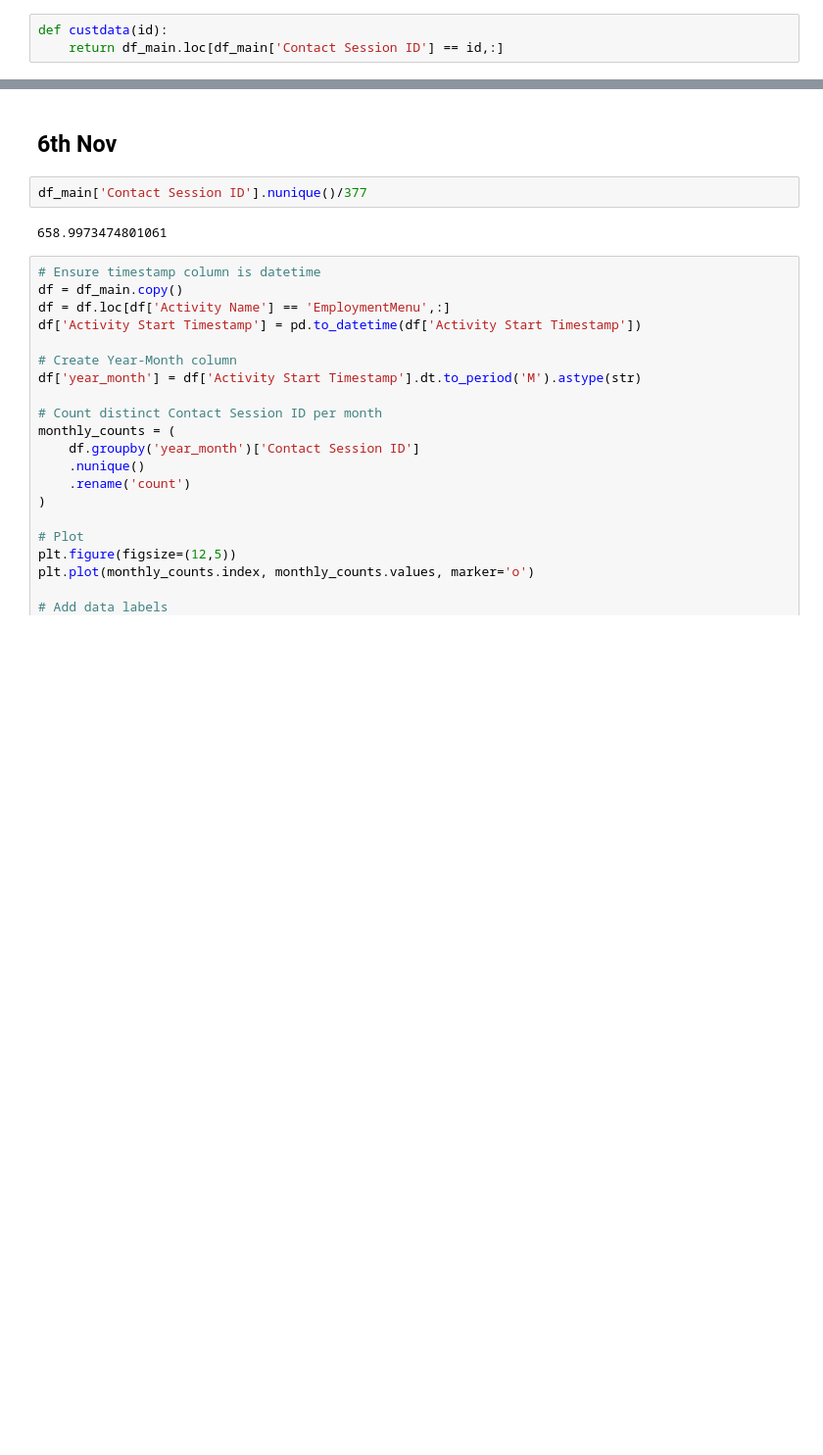
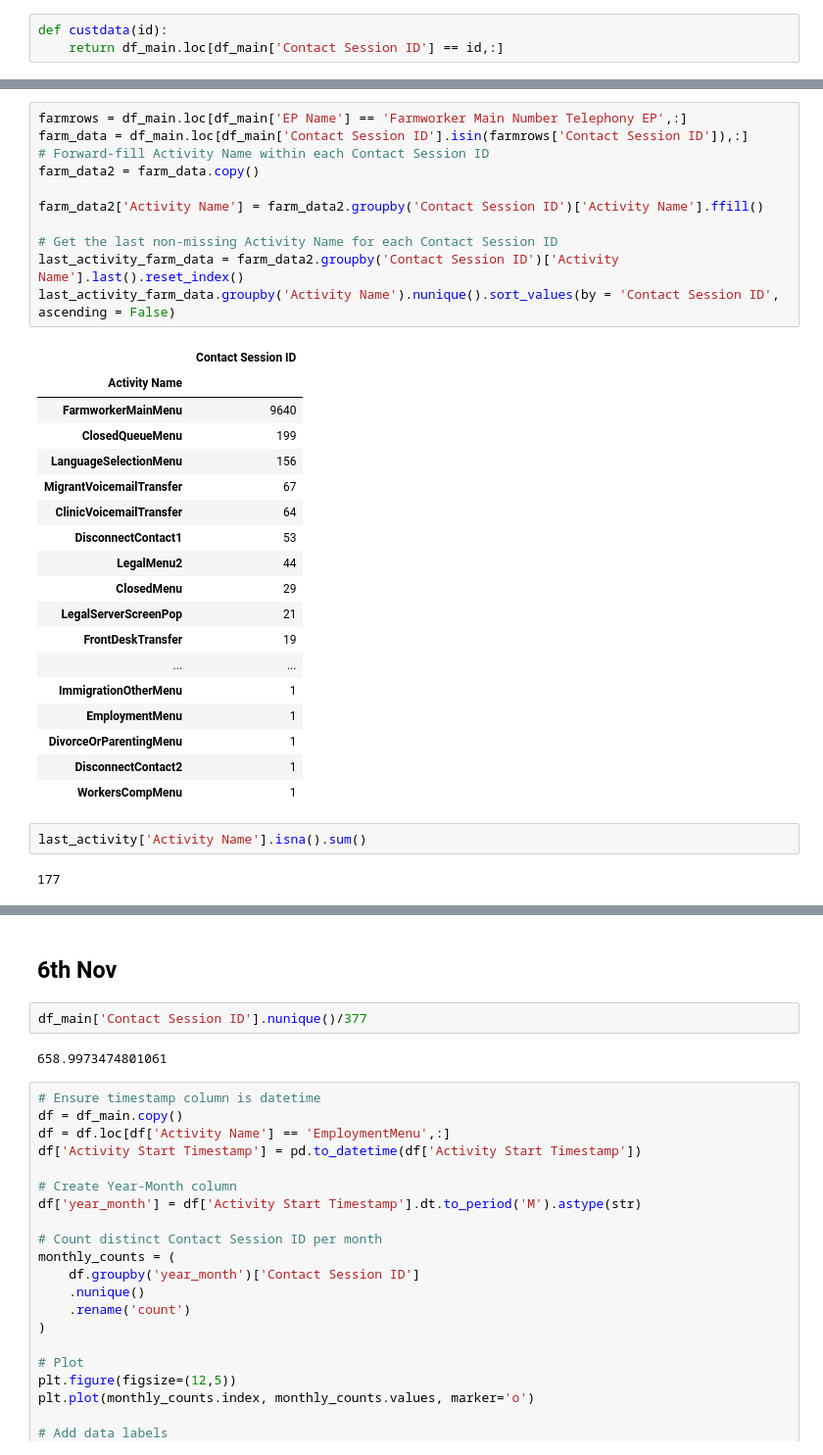
Before and after one commit to arvindkrishna87/STAT390_LegalAid_Fall2025, a Jupyter notebook: Internal work of Teams/Krish/CAR_data_import_code_and_EDA.ipynb, the cells around one changed output, grey strips where cells are left out. Shown at 98% size. Saved outputs shown, nothing was run; the diff lists cells and outputs as text; blank space fills up the shorter version.

```diff
--- a/Internal work of Teams/Krish/CAR_data_import_code_and_EDA.ipynb
+++ b/Internal work of Teams/Krish/CAR_data_import_code_and_EDA.ipynb
@@ -63,0 +129,34 @@ def custdata(id):
+# %%
+farmrows = df_main.loc[df_main['EP Name'] == 'Farmworker Main Number Telephony EP',:]
+farm_data = df_main.loc[df_main['Contact Session ID'].isin(farmrows['Contact Session ID']),:]
+# Forward-fill Activity Name within each Contact Session ID
+farm_data2 = farm_data.copy()
+
+farm_data2['Activity Name'] = farm_data2.groupby('Contact Session ID')['Activity Name'].ffill()
+
+# Get the last non-missing Activity Name for each Contact Session ID
+last_activity_farm_data = farm_data2.groupby('Contact Session ID')['Activity Name'].last().reset_index()
+last_activity_farm_data.groupby('Activity Name').nunique().sort_values(by = 'Contact Session ID', ascending = False)
+# %% [output]
+|  | Contact Session ID |
+| Activity Name |  |
+| FarmworkerMainMenu | 9640 |
+| ClosedQueueMenu | 199 |
+| LanguageSelectionMenu | 156 |
+| MigrantVoicemailTransfer | 67 |
+| ClinicVoicemailTransfer | 64 |
+| DisconnectContact1 | 53 |
+| LegalMenu2 | 44 |
+| ClosedMenu | 29 |
+| LegalServerScreenPop | 21 |
+| FrontDeskTransfer | 19 |
+| ... | ... |
+| ImmigrationOtherMenu | 1 |
+| EmploymentMenu | 1 |
+| DivorceOrParentingMenu | 1 |
+| DisconnectContact2 | 1 |
+| WorkersCompMenu | 1 |
+# %%
+last_activity['Activity Name'].isna().sum()
+# %% [output]
+177
```
Also changed, not shown: parts of 17 cells of this notebook, 2 other files.
